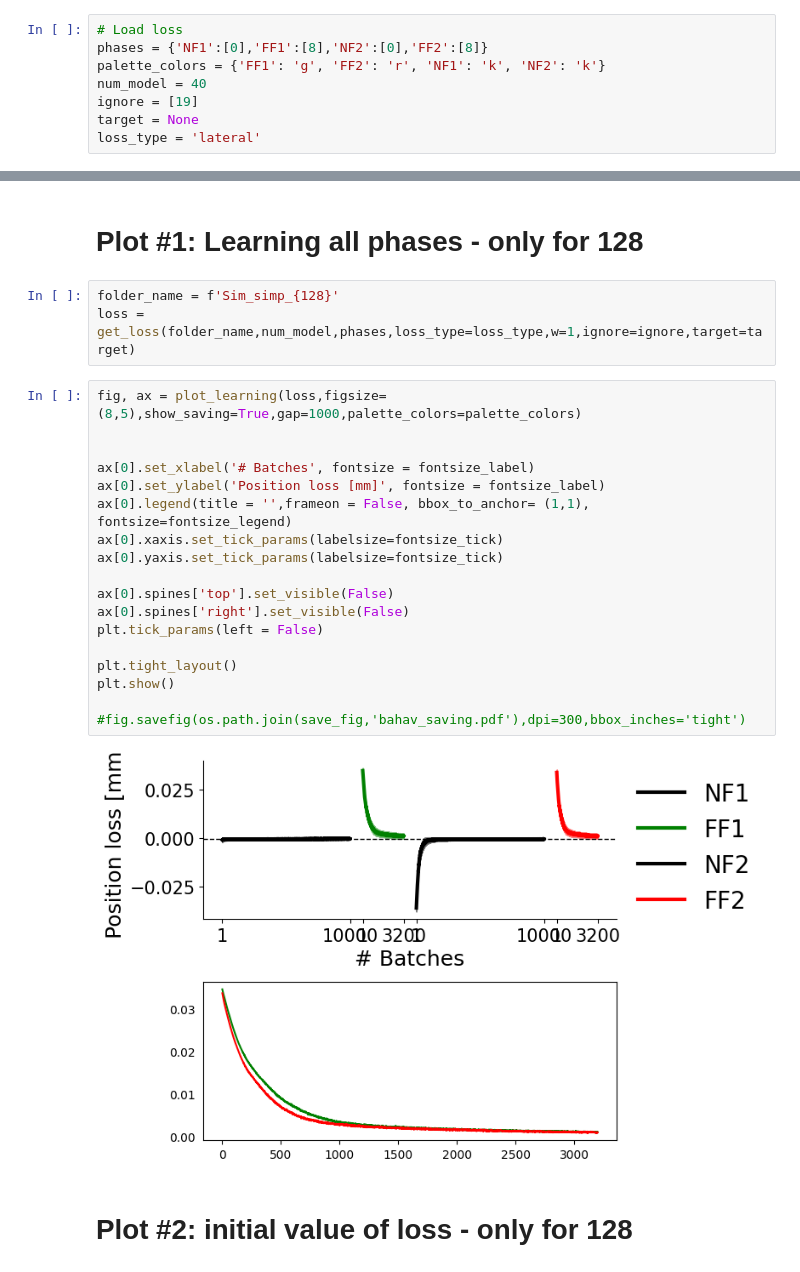
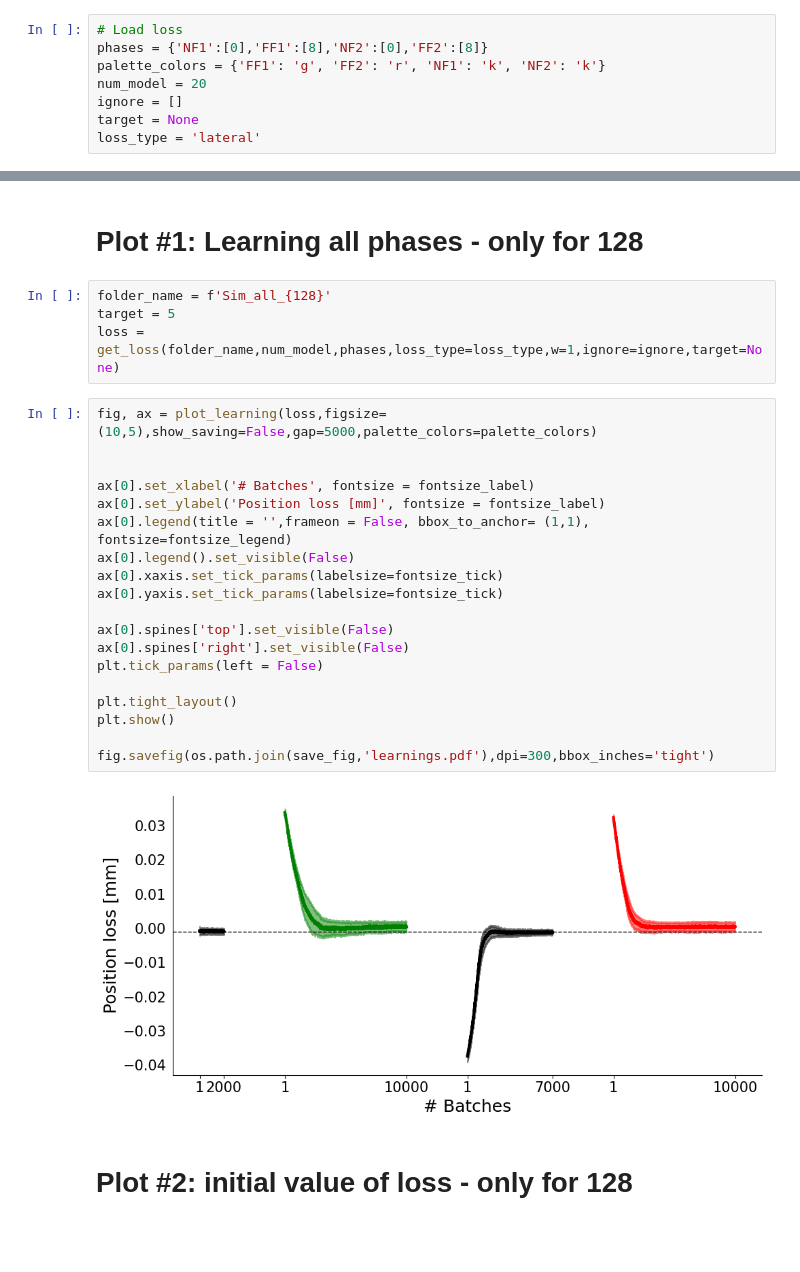
Before and after one commit to mshahbazi1997/MotorSavingModel, a Jupyter notebook: notebooks/test_saving.ipynb, the cells around one changed output, grey strips where cells are left out. Cells and saved outputs as stored; diff of their text form; blank space fills up the shorter version.

```diff
--- a/notebooks/test_saving.ipynb
+++ b/notebooks/test_saving.ipynb
@@ -36,8 +38,8 @@ def create_dataframe(idx, siz, loss_type):
 # Load loss
 phases = {'NF1':[0],'FF1':[8],'NF2':[0],'FF2':[8]}
 palette_colors = {'FF1': 'g', 'FF2': 'r', 'NF1': 'k', 'NF2': 'k'}
-num_model = 40
-ignore = [19]
+num_model = 20
+ignore = []
 target = None
 loss_type = 'lateral'
 # %%
@@ -93,28 +106,30 @@ L.to_csv(base_dir+'/loss_rate.csv',index=False)
 # %% [markdown]
 # Plot #1: Learning all phases - only for 128
 # %%
-folder_name = f'Sim_simp_{128}'
-loss = get_loss(folder_name,num_model,phases,loss_type=loss_type,w=1,ignore=ignore,target=target)
+folder_name = f'Sim_all_{128}'
+target = 5
+loss = get_loss(folder_name,num_model,phases,loss_type=loss_type,w=1,ignore=ignore,target=None)
 # %%
-fig, ax = plot_learning(loss,figsize=(8,5),show_saving=True,gap=1000,palette_colors=palette_colors)
+fig, ax = plot_learning(loss,figsize=(10,5),show_saving=False,gap=5000,palette_colors=palette_colors)
 
 
 ax[0].set_xlabel('# Batches', fontsize = fontsize_label)
 ax[0].set_ylabel('Position loss [mm]', fontsize = fontsize_label)
 ax[0].legend(title = '',frameon = False, bbox_to_anchor= (1,1), fontsize=fontsize_legend)
+ax[0].legend().set_visible(False)
 ax[0].xaxis.set_tick_params(labelsize=fontsize_tick)
 ax[0].yaxis.set_tick_params(labelsize=fontsize_tick)
 
 ax[0].spines['top'].set_visible(False)
 ax[0].spines['right'].set_visible(False)
 plt.tick_params(left = False)
 
 plt.tight_layout()
 plt.show()
 
-#fig.savefig(os.path.join(save_fig,'bahav_saving.pdf'),dpi=300,bbox_inches='tight')
+fig.savefig(os.path.join(save_fig,'learnings.pdf'),dpi=300,bbox_inches='tight')
 # %% [output]
-[figure, old version]
+[figure, new version]
 # %% [markdown]
 # Plot #2: initial value of loss - only for 128
 # %%
```
Also changed, not shown: parts of 8 cells of this notebook, 3 other files.
